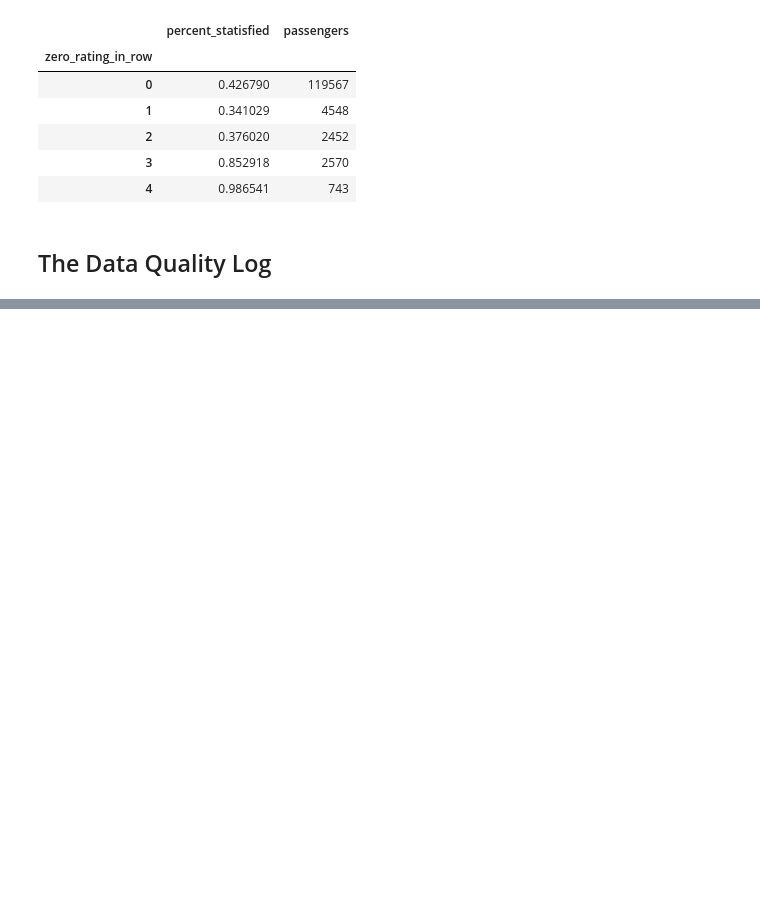
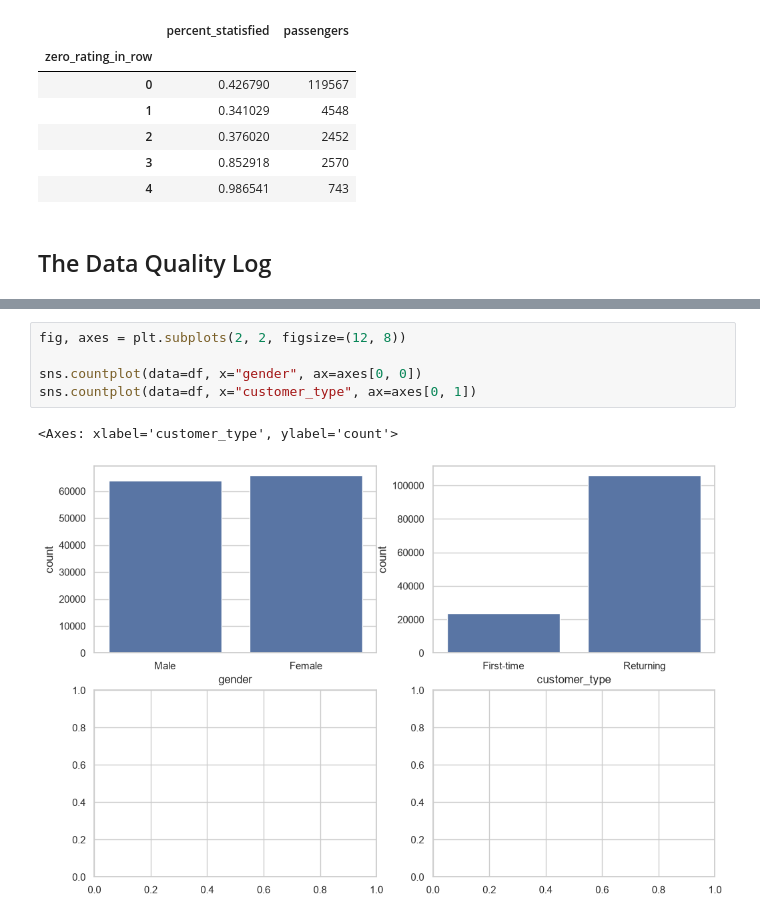
Before and after one commit to Siddharthkeshwani/airline-satisfaction-ml, a Jupyter notebook: notebooks/02_data_understanding_eda.ipynb, the cells around one changed output, grey strips where cells are left out. Saved outputs shown, nothing was run; the diff lists cells and outputs as text; blank space fills up the shorter version.

```diff
--- a/notebooks/02_data_understanding_eda.ipynb
+++ b/notebooks/02_data_understanding_eda.ipynb
@@ -557,0 +572,8 @@ Saved 13 rows to reports/data_quality_log.csv
+# %%
+fig, axes = plt.subplots(2, 2, figsize=(12, 8))
+
+sns.countplot(data=df, x="gender", ax=axes[0, 0])
+sns.countplot(data=df, x="customer_type", ax=axes[0, 1])
+# %% [output]
+<Axes: xlabel='customer_type', ylabel='count'>
+[figure, added]
```
Also changed, not shown: parts of 66 cells of this notebook, 20 other files.
